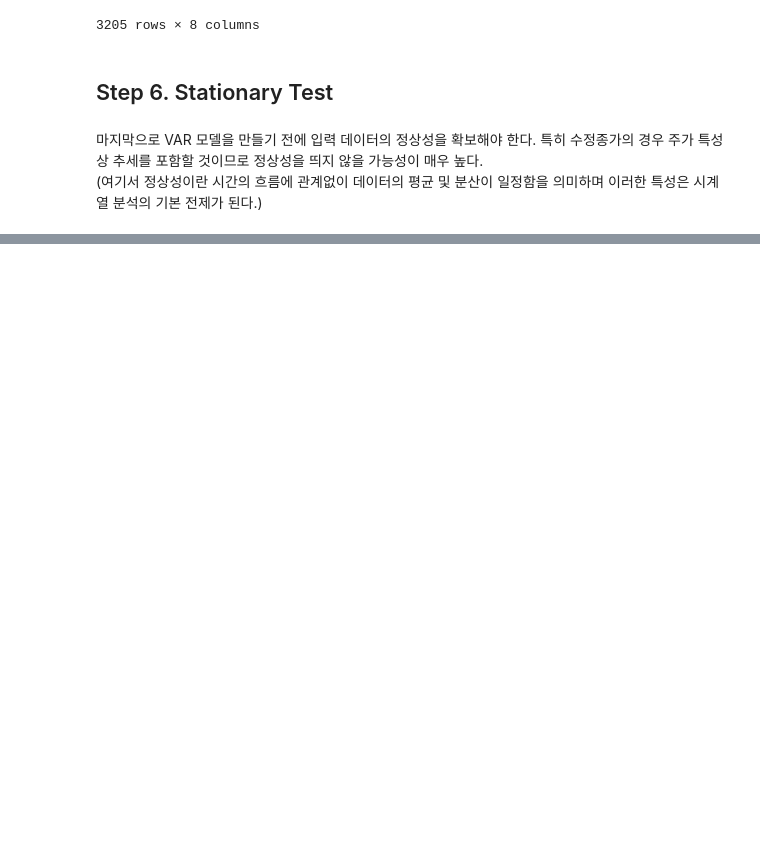
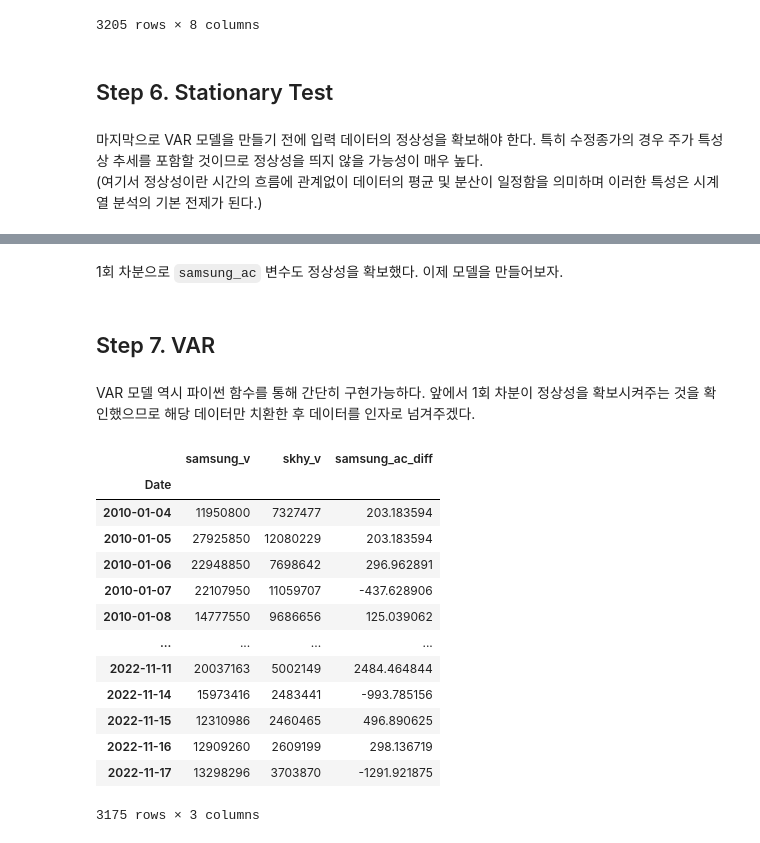
Before and after one commit to sw-song/ts-analysis, a Jupyter notebook: archive/01_var.ipynb, the cells around one changed output, grey strips where cells are left out. Cells and saved outputs as stored; diff of their text form; code cells hidden in the pictures; blank space fills up the shorter version.

```diff
--- a/archive/01_var.ipynb
+++ b/archive/01_var.ipynb
@@ -431,0 +507,25 @@ ADF는 추세를 포함하는 시계열 데이터에 대해서도 단위근 검
+# %% [markdown]
+1회 차분으로 `samsung_ac` 변수도 정상성을 확보했다. 이제 모델을 만들어보자.
+# %% [markdown]
+## Step 7. VAR
+# %% [markdown]
+VAR 모델 역시 파이썬 함수를 통해 간단히 구현가능하다. 앞에서 1회 차분이 정상성을 확보시켜주는 것을 확인했으므로 해당 데이터만 치환한 후 데이터를 인자로 넘겨주겠다.
+# %%
+df_train_ = df_train.drop('samsung_ac', axis=1).copy()
+df_train_['samsung_ac_diff'] = df_train['samsung_ac'].diff().bfill()
+df_train_
+# %% [output]
+|  | samsung_v | skhy_v | samsung_ac_diff |
+| Date |  |  |  |
+| 2010-01-04 | 11950800 | 7327477 | 203.183594 |
+| 2010-01-05 | 27925850 | 12080229 | 203.183594 |
+| 2010-01-06 | 22948850 | 7698642 | 296.962891 |
+| 2010-01-07 | 22107950 | 11059707 | -437.628906 |
+| 2010-01-08 | 14777550 | 9686656 | 125.039062 |
+| ... | ... | ... | ... |
+| 2022-11-11 | 20037163 | 5002149 | 2484.464844 |
+| 2022-11-14 | 15973416 | 2483441 | -993.785156 |
+| 2022-11-15 | 12310986 | 2460465 | 496.890625 |
+| 2022-11-16 | 12909260 | 2609199 | 298.136719 |
+| 2022-11-17 | 13298296 | 3703870 | -1291.921875 |
+3175 rows × 3 columns
```
Also changed, not shown: parts of 29 cells of this notebook.
